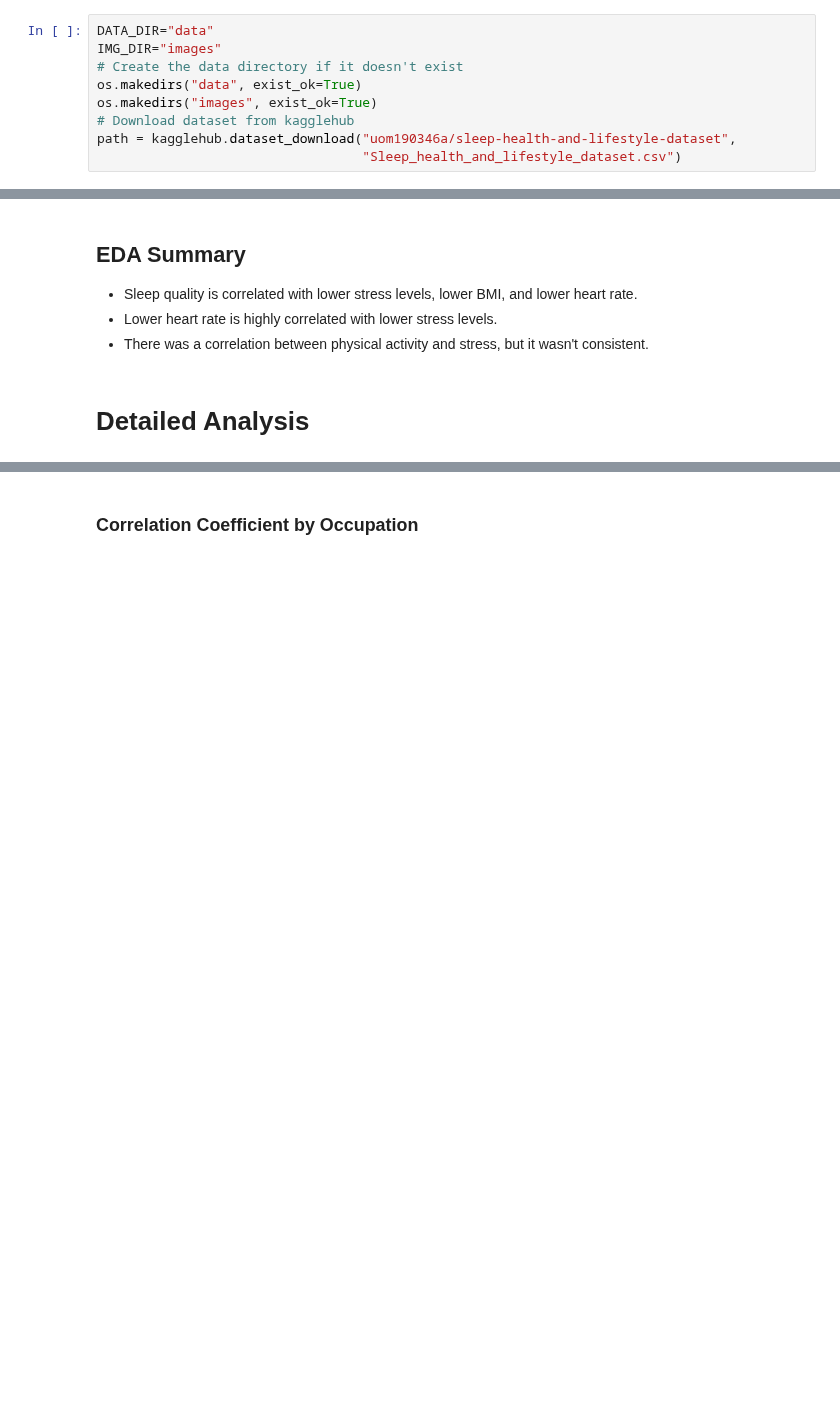
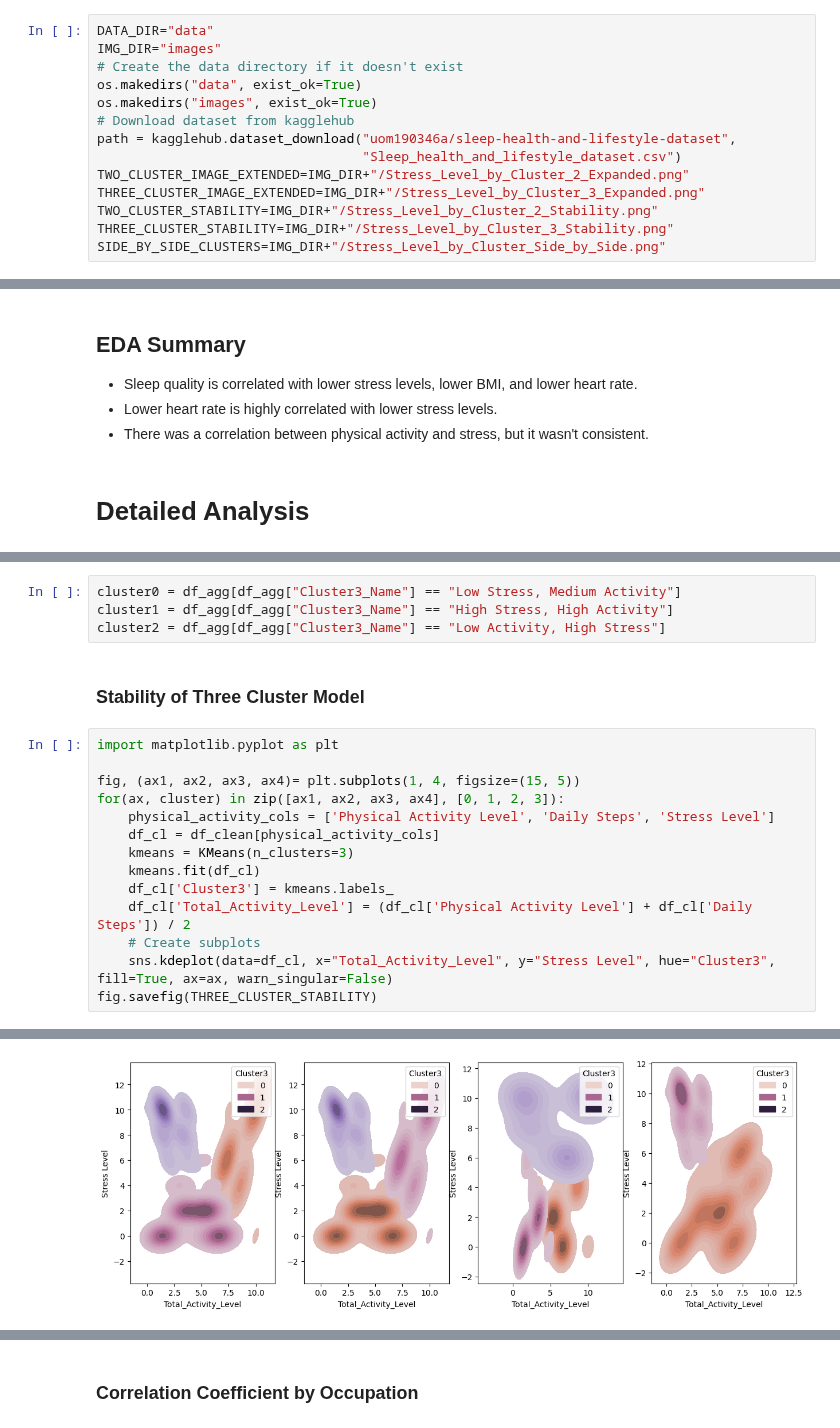
Before and after one commit to DanielLevenstein/stress_vs_physical_activity_data_exploration, a Jupyter notebook: stress-vs-physical-activity-correlation-notebook.ipynb, the cells around one changed output, grey strips where cells are left out. Cells and saved outputs as stored; diff of their text form; blank space fills up the shorter version.

```diff
--- a/stress-vs-physical-activity-correlation-notebook.ipynb
+++ b/stress-vs-physical-activity-correlation-notebook.ipynb
@@ -45,6 +35,11 @@ os.makedirs("images", exist_ok=True)
 # Download dataset from kagglehub
 path = kagglehub.dataset_download("uom190346a/sleep-health-and-lifestyle-dataset",
                                   "Sleep_health_and_lifestyle_dataset.csv")
+TWO_CLUSTER_IMAGE_EXTENDED=IMG_DIR+"/Stress_Level_by_Cluster_2_Expanded.png"
+THREE_CLUSTER_IMAGE_EXTENDED=IMG_DIR+"/Stress_Level_by_Cluster_3_Expanded.png"
+TWO_CLUSTER_STABILITY=IMG_DIR+"/Stress_Level_by_Cluster_2_Stability.png"
+THREE_CLUSTER_STABILITY=IMG_DIR+"/Stress_Level_by_Cluster_3_Stability.png"
+SIDE_BY_SIDE_CLUSTERS=IMG_DIR+"/Stress_Level_by_Cluster_Side_by_Side.png"
 # %% [markdown]
 ## Data Summary
 # %%
@@ -345,0 +334,21 @@ Text(0.5, 1.0, 'Low Activity, High Stress')
+# %%
+cluster0 = df_agg[df_agg["Cluster3_Name"] == "Low Stress, Medium Activity"]
+cluster1 = df_agg[df_agg["Cluster3_Name"] == "High Stress, High Activity"]
+cluster2 = df_agg[df_agg["Cluster3_Name"] == "Low Activity, High Stress"]
+# %% [markdown]
+### Stability of Three Cluster Model
+# %%
+import matplotlib.pyplot as plt
+
+fig, (ax1, ax2, ax3, ax4)= plt.subplots(1, 4, figsize=(15, 5))
+for(ax, cluster) in zip([ax1, ax2, ax3, ax4], [0, 1, 2, 3]):
+    physical_activity_cols = ['Physical Activity Level', 'Daily Steps', 'Stress Level']
+    df_cl = df_clean[physical_activity_cols]
+    kmeans = KMeans(n_clusters=3)
+    kmeans.fit(df_cl)
+    df_cl['Cluster3'] = kmeans.labels_
+    df_cl['Total_Activity_Level'] = (df_cl['Physical Activity Level'] + df_cl['Daily Steps']) / 2
+    # Create subplots
+    sns.kdeplot(data=df_cl, x="Total_Activity_Level", y="Stress Level", hue="Cluster3", fill=True, ax=ax, warn_singular=False)
+fig.savefig(THREE_CLUSTER_STABILITY)
+# %% [output]
@@ -345,0 +372 @@ Text(0.5, 1.0, 'Low Activity, High Stress')
+[figure, added]
```
Also changed, not shown: parts of 58 cells of this notebook.
